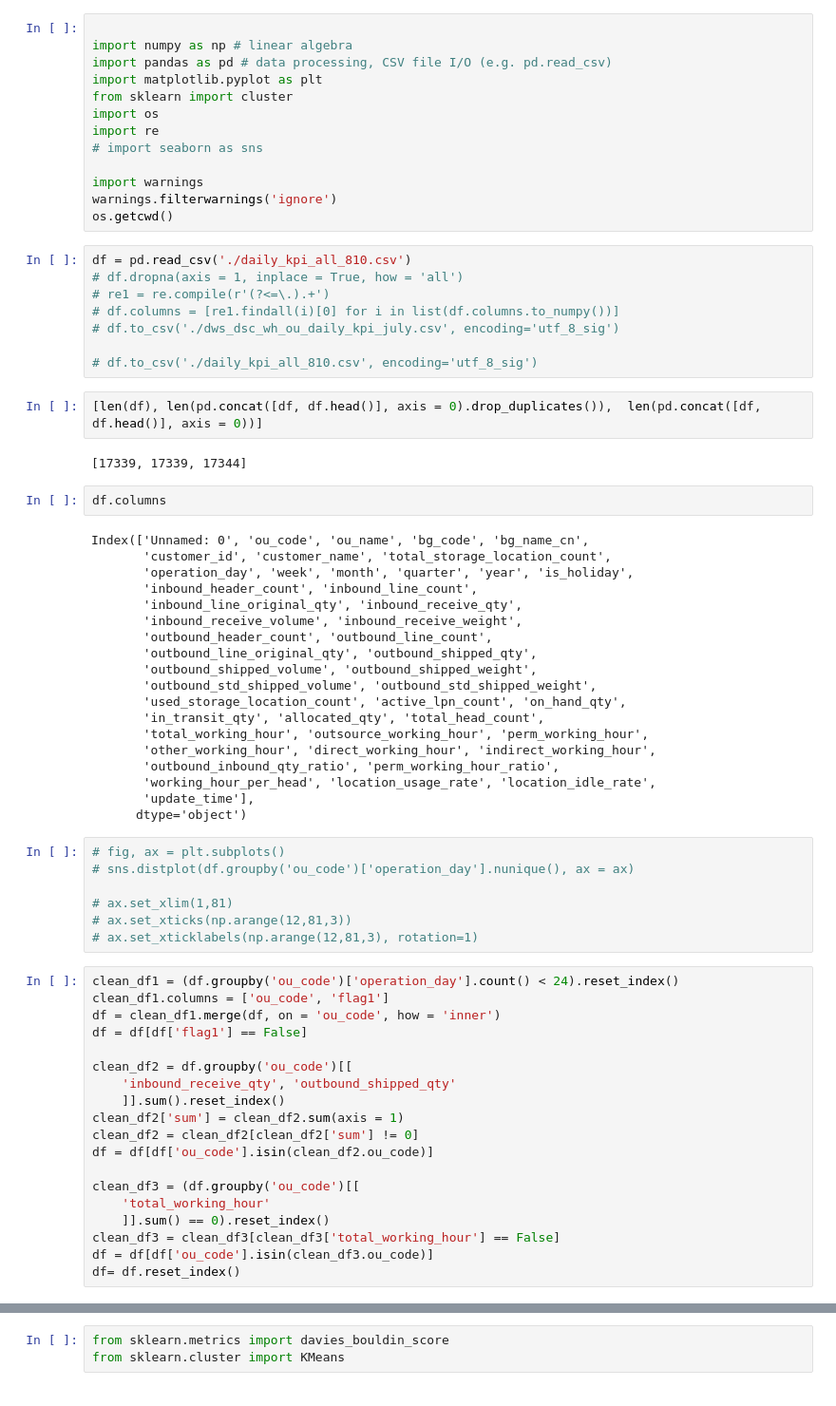
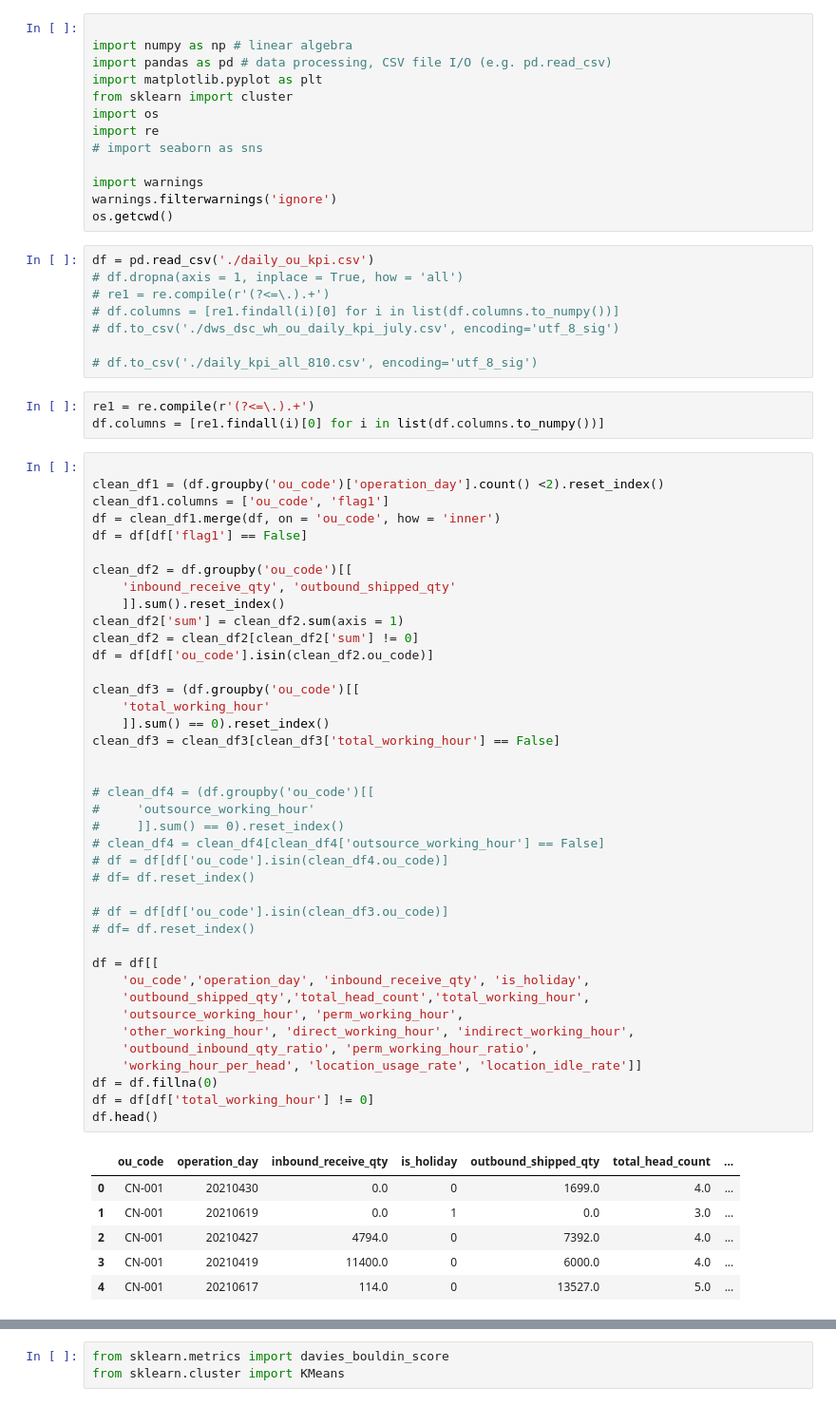
Before and after one commit to fyenne/play1, a Jupyter notebook: play1.ipynb, the cells around one changed output, grey strips where cells are left out. Shown: that part at 95% size. Drawn from its saved outputs; the diff is of its cells as text.

```diff
--- a/play1.ipynb
+++ b/play1.ipynb
@@ -12,61 +12,60 @@ import warnings
 warnings.filterwarnings('ignore')
 os.getcwd()
 # %%
-df = pd.read_csv('./daily_kpi_all_810.csv')
+df = pd.read_csv('./daily_ou_kpi.csv')
 # df.dropna(axis = 1, inplace = True, how = 'all')
 # re1 = re.compile(r'(?<=\.).+')
 # df.columns = [re1.findall(i)[0] for i in list(df.columns.to_numpy())]
 # df.to_csv('./dws_dsc_wh_ou_daily_kpi_july.csv', encoding='utf_8_sig')
 
 # df.to_csv('./daily_kpi_all_810.csv', encoding='utf_8_sig')
-# %%
-[len(df), len(pd.concat([df, df.head()], axis = 0).drop_duplicates()),  len(pd.concat([df, df.head()], axis = 0))]
-# %% [output]
-[17339, 17339, 17344]
-# %%
-df.columns
-# %% [output]
-Index(['Unnamed: 0', 'ou_code', 'ou_name', 'bg_code', 'bg_name_cn',
-       'customer_id', 'customer_name', 'total_storage_location_count',
-       'operation_day', 'week', 'month', 'quarter', 'year', 'is_holiday',
-       'inbound_header_count', 'inbound_line_count',
-       'inbound_line_original_qty', 'inbound_receive_qty',
-       'inbound_receive_volume', 'inbound_receive_weight',
-       'outbound_header_count', 'outbound_line_count',
-       'outbound_line_original_qty', 'outbound_shipped_qty',
-       'outbound_shipped_volume', 'outbound_shipped_weight',
-       'outbound_std_shipped_volume', 'outbound_std_shipped_weight',
-       'used_storage_location_count', 'active_lpn_count', 'on_hand_qty',
-       'in_transit_qty', 'allocated_qty', 'total_head_count',
-       'total_working_hour', 'outsource_working_hour', 'perm_working_hour',
-       'other_working_hour', 'direct_working_hour', 'indirect_working_hour',
-       'outbound_inbound_qty_ratio', 'perm_working_hour_ratio',
-       'working_hour_per_head', 'location_usage_rate', 'location_idle_rate',
-       'update_time'],
-      dtype='object')
-# %%
-# fig, ax = plt.subplots()
-# sns.distplot(df.groupby('ou_code')['operation_day'].nunique(), ax = ax)
-
-# ax.set_xlim(1,81)
-# ax.set_xticks(np.arange(12,81,3))
-# ax.set_xticklabels(np.arange(12,81,3), rotation=1)
+# %%
+re1 = re.compile(r'(?<=\.).+')
+df.columns = [re1.findall(i)[0] for i in list(df.columns.to_numpy())]
 # %%
-clean_df1 = (df.groupby('ou_code')['operation_day'].count() < 24).reset_index()
+
+clean_df1 = (df.groupby('ou_code')['operation_day'].count() <2).reset_index()
 clean_df1.columns = ['ou_code', 'flag1']
 df = clean_df1.merge(df, on = 'ou_code', how = 'inner')
 df = df[df['flag1'] == False]
 
 clean_df2 = df.groupby('ou_code')[[
     'inbound_receive_qty', 'outbound_shipped_qty'
     ]].sum().reset_index()
 clean_df2['sum'] = clean_df2.sum(axis = 1)
 clean_df2 = clean_df2[clean_df2['sum'] != 0]
 df = df[df['ou_code'].isin(clean_df2.ou_code)]
 
 clean_df3 = (df.groupby('ou_code')[[
     'total_working_hour'
     ]].sum() == 0).reset_index()
 clean_df3 = clean_df3[clean_df3['total_working_hour'] == False]
-df = df[df['ou_code'].isin(clean_df3.ou_code)]
-df= df.reset_index()
+
+
+# clean_df4 = (df.groupby('ou_code')[[
+#     'outsource_working_hour'
+#     ]].sum() == 0).reset_index()
+# clean_df4 = clean_df4[clean_df4['outsource_working_hour'] == False]
+# df = df[df['ou_code'].isin(clean_df4.ou_code)]
+# df= df.reset_index()
+
+# df = df[df['ou_code'].isin(clean_df3.ou_code)]
+# df= df.reset_index()
+
+df = df[[
+    'ou_code','operation_day', 'inbound_receive_qty', 'is_holiday',
+    'outbound_shipped_qty','total_head_count','total_working_hour',
+    'outsource_working_hour', 'perm_working_hour',
+    'other_working_hour', 'direct_working_hour', 'indirect_working_hour',
+    'outbound_inbound_qty_ratio', 'perm_working_hour_ratio',
+    'working_hour_per_head', 'location_usage_rate', 'location_idle_rate']]
+df = df.fillna(0)
+df = df[df['total_working_hour'] != 0]
+df.head()
+# %% [output]
+|  | ou_code | operation_day | inbound_receive_qty | is_holiday | outbound_shipped_qty | total_head_count | ... |
+| 0 | CN-001 | 20210430 | 0.0 | 0 | 1699.0 | 4.0 | ... |
+| 1 | CN-001 | 20210619 | 0.0 | 1 | 0.0 | 3.0 | ... |
+| 2 | CN-001 | 20210427 | 4794.0 | 0 | 7392.0 | 4.0 | ... |
+| 3 | CN-001 | 20210419 | 11400.0 | 0 | 6000.0 | 4.0 | ... |
+| 4 | CN-001 | 20210617 | 114.0 | 0 | 13527.0 | 5.0 | ... |
```
Also changed, not shown: parts of 28 cells of this notebook, 2 other files.
